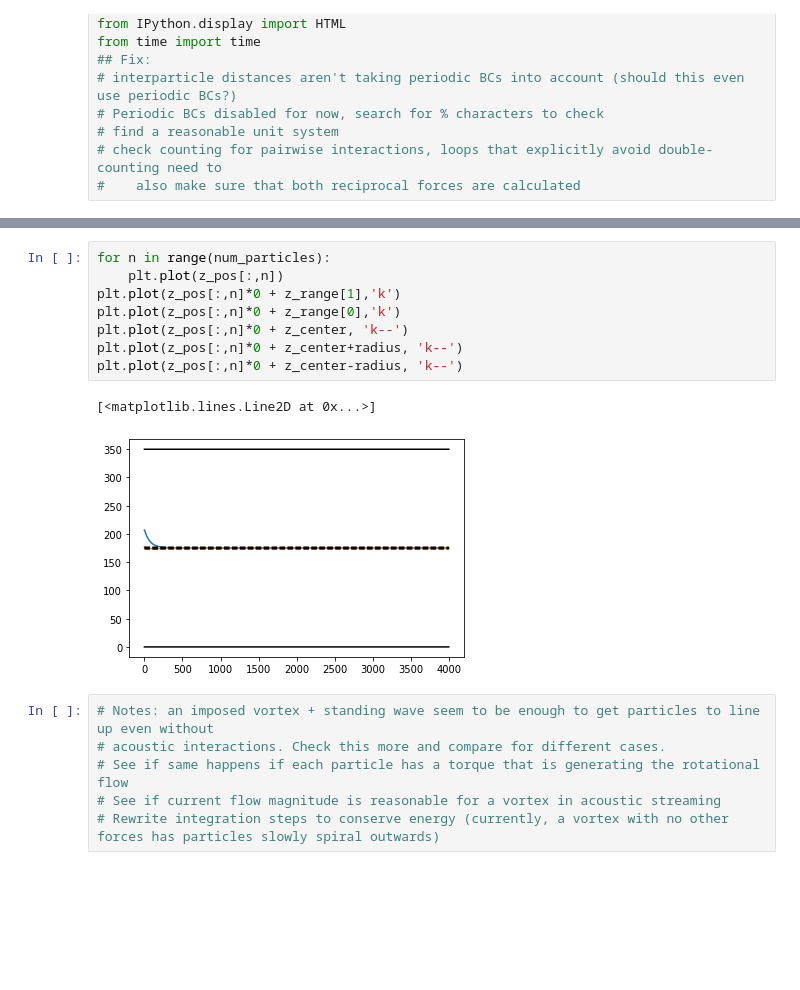
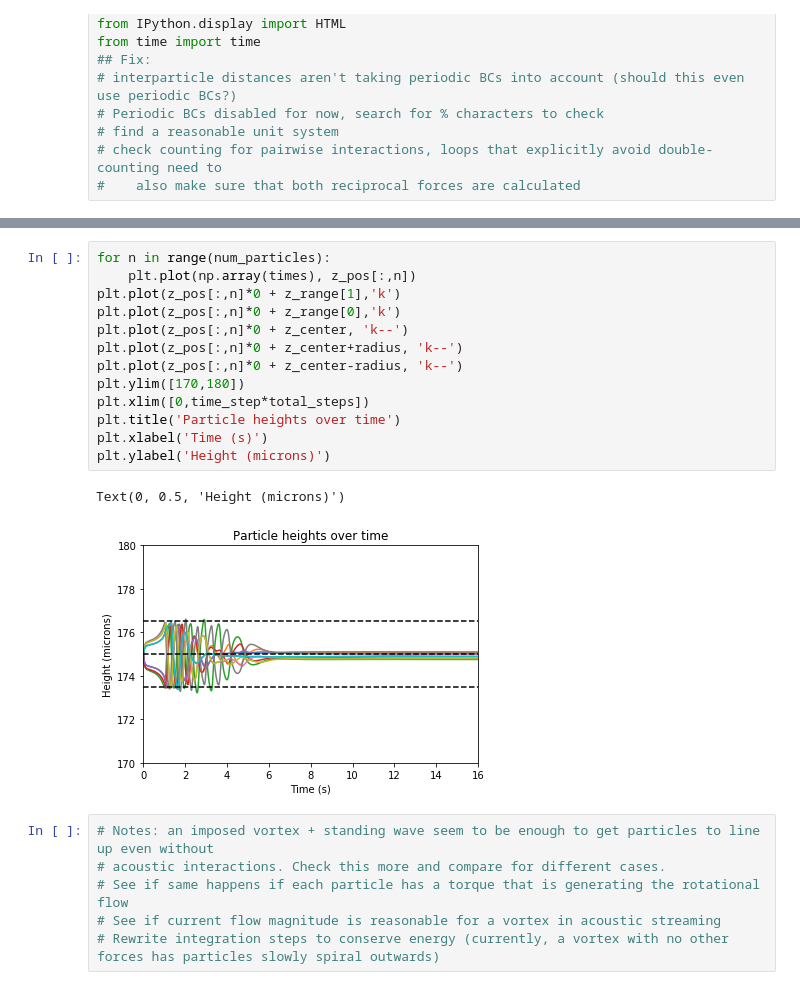
Before and after one commit to MoAbdelaziz/acoustophoresis, a Jupyter notebook: acoustophoresis.ipynb, the cells around one changed output, grey strips where cells are left out. Drawn from its saved outputs; the diff is of its cells as text; blank space fills up the shorter version.

```diff
--- a/acoustophoresis.ipynb
+++ b/acoustophoresis.ipynb
@@ -394,14 +430,19 @@ Anim time 11.492061138153076
 # %%
 for n in range(num_particles):
-    plt.plot(z_pos[:,n])
+    plt.plot(np.array(times), z_pos[:,n])
 plt.plot(z_pos[:,n]*0 + z_range[1],'k')
 plt.plot(z_pos[:,n]*0 + z_range[0],'k')
 plt.plot(z_pos[:,n]*0 + z_center, 'k--')
 plt.plot(z_pos[:,n]*0 + z_center+radius, 'k--')
 plt.plot(z_pos[:,n]*0 + z_center-radius, 'k--')
+plt.ylim([170,180])
+plt.xlim([0,time_step*total_steps])
+plt.title('Particle heights over time')
+plt.xlabel('Time (s)')
+plt.ylabel('Height (microns)')
 # %% [output]
-[<matplotlib.lines.Line2D at 0x...>]
+Text(0, 0.5, 'Height (microns)')
-[figure, old version]
+[figure, new version]
 # %%
 # Notes: an imposed vortex + standing wave seem to be enough to get particles to line up even without
 # acoustic interactions. Check this more and compare for different cases.
```
Also changed, not shown: parts of 4 cells of this notebook, 13 other files.
